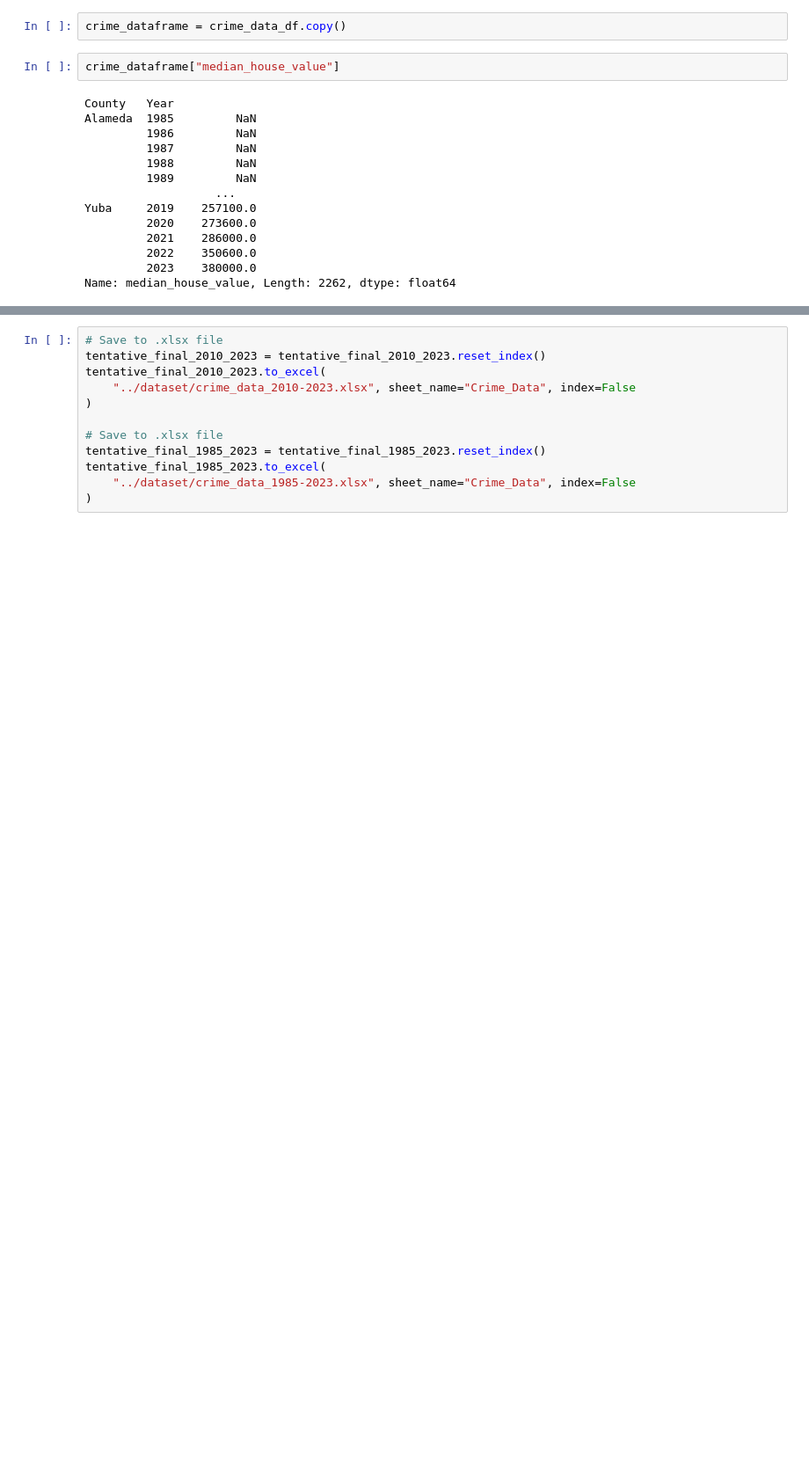
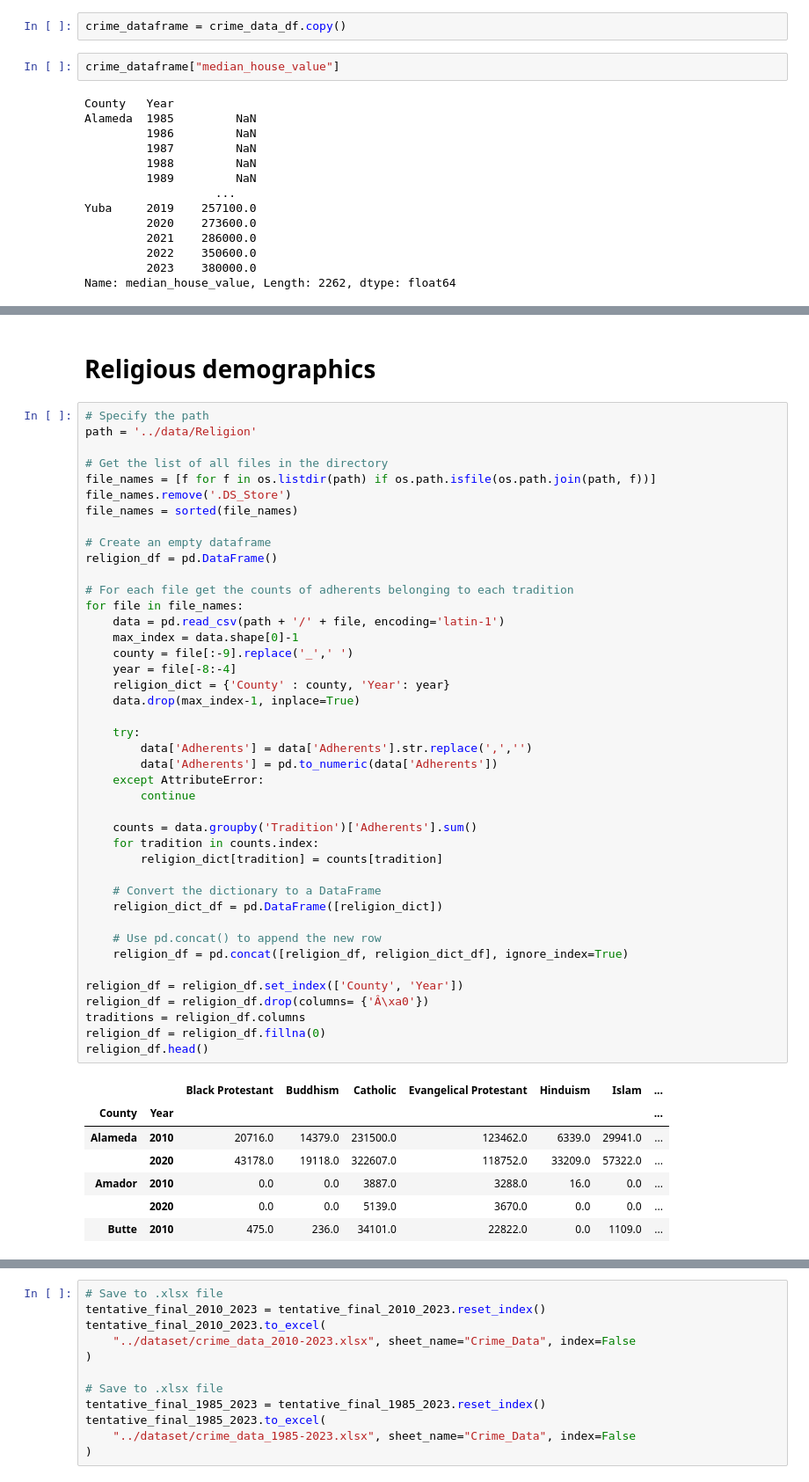
Before and after one commit to git-loa/CrimePatternsProject, a Jupyter notebook: data-exploration/data_engineering@1.ipynb, the cells around one changed output, grey strips where cells are left out. Shown at 88% size. Cells and saved outputs as stored; diff of their text form; blank space fills up the shorter version.

```diff
--- a/data-exploration/data_engineering@1.ipynb
+++ b/data-exploration/data_engineering@1.ipynb
@@ -1142,0 +1288,52 @@ Name: median_house_value, Length: 2262, dtype: float64
+# %% [markdown]
+# Religious demographics
+# %%
+# Specify the path
+path = '../data/Religion'
+
+# Get the list of all files in the directory
+file_names = [f for f in os.listdir(path) if os.path.isfile(os.path.join(path, f))]
+file_names.remove('.DS_Store')
+file_names = sorted(file_names)
+
+# Create an empty dataframe
+religion_df = pd.DataFrame()
+
+# For each file get the counts of adherents belonging to each tradition
+for file in file_names:
+    data = pd.read_csv(path + '/' + file, encoding='latin-1')
+    max_index = data.shape[0]-1
+    county = file[:-9].replace('_',' ')
+    year = file[-8:-4]
+    religion_dict = {'County' : county, 'Year': year}
+    data.drop(max_index-1, inplace=True)
+
+    try:
+        data['Adherents'] = data['Adherents'].str.replace(',','')
+        data['Adherents'] = pd.to_numeric(data['Adherents'])
+    except AttributeError:
+        continue
+
+    counts = data.groupby('Tradition')['Adherents'].sum()
+    for tradition in counts.index:
+        religion_dict[tradition] = counts[tradition]
+
+    # Convert the dictionary to a DataFrame
+    religion_dict_df = pd.DataFrame([religion_dict])
+
+    # Use pd.concat() to append the new row
+    religion_df = pd.concat([religion_df, religion_dict_df], ignore_index=True)
+
+religion_df = religion_df.set_index(['County', 'Year'])
+religion_df = religion_df.drop(columns= {'Â\xa0'})
+traditions = religion_df.columns
+religion_df = religion_df.fillna(0)
+religion_df.head()
+# %% [output]
+|  |  | Black Protestant | Buddhism | Catholic | Evangelical Protestant | Hinduism | Islam | ... |
+| County | Year |  |  |  |  |  |  | ... |
+| Alameda | 2010 | 20716.0 | 14379.0 | 231500.0 | 123462.0 | 6339.0 | 29941.0 | ... |
+|  | 2020 | 43178.0 | 19118.0 | 322607.0 | 118752.0 | 33209.0 | 57322.0 | ... |
+| Amador | 2010 | 0.0 | 0.0 | 3887.0 | 3288.0 | 16.0 | 0.0 | ... |
+|  | 2020 | 0.0 | 0.0 | 5139.0 | 3670.0 | 0.0 | 0.0 | ... |
+| Butte | 2010 | 475.0 | 236.0 | 34101.0 | 22822.0 | 0.0 | 1109.0 | ... |
```
Also changed, not shown: parts of 51 cells of this notebook, 14 other files.
